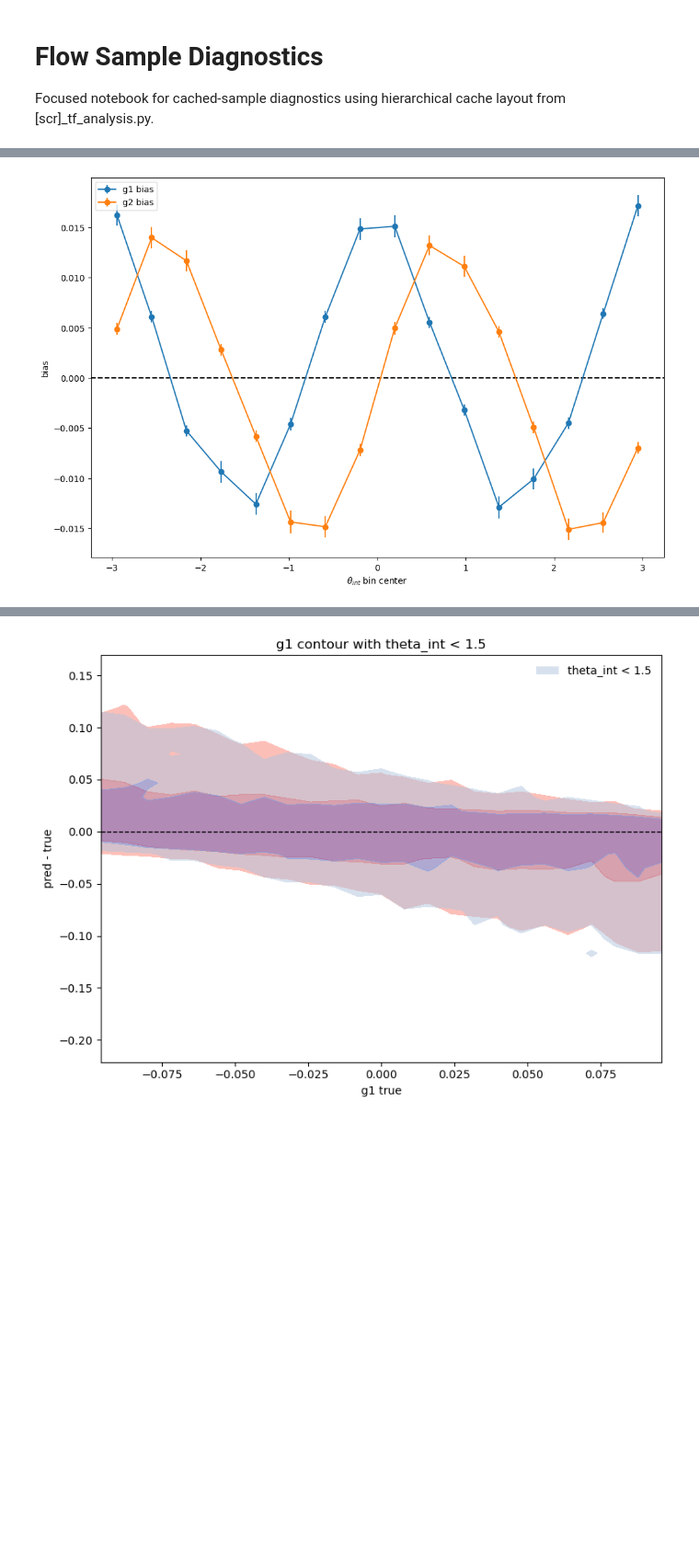
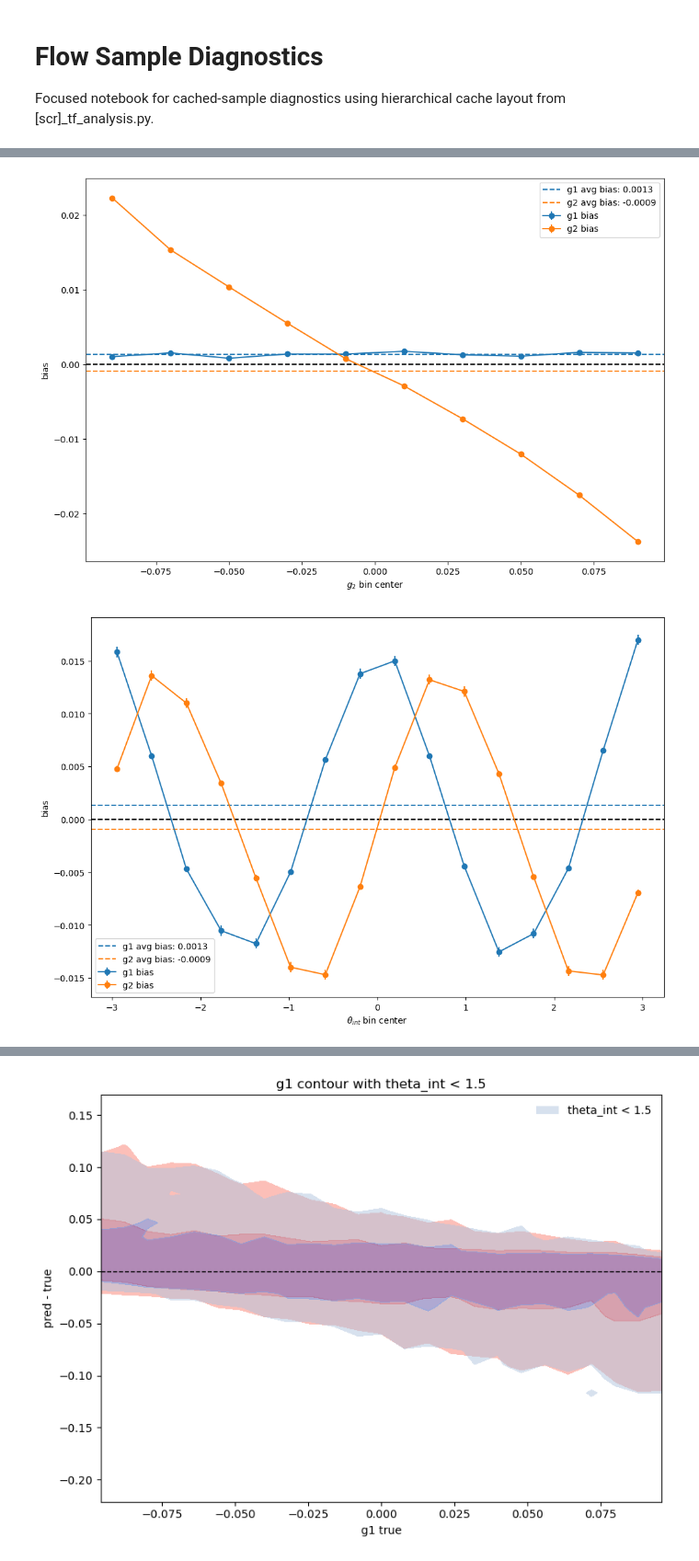
Before and after one commit to KinematicLensing/kl-nn, a Jupyter notebook: arch/diagnostics/sample_diagnostics.ipynb, the cells around one changed output, grey strips where cells are left out. Shown at 92% size. Drawn from its saved outputs; the diff is of its cells as text; code cells hidden in the pictures; blank space fills up the shorter version.

```diff
--- a/arch/diagnostics/sample_diagnostics.ipynb
+++ b/arch/diagnostics/sample_diagnostics.ipynb
@@ -34,10 +34,9 @@ sample_csv = '/ocean/projects/phy250048p/shared/samples/samples_valid_1m.csv'
 model_name = 'CNN-CNN-flow'
 dataset_name = 'valid_1m'
 os.makedirs(join(fig_root, model_name), exist_ok=True)
-partitions = [f'part{i}of10' for i in range(2)]
+partitions = [f'part{i}of10' for i in range(10)]
 
 # 0 -> mode 1 (no TF prior), 1 -> mode 2 (with TF prior)
 mode_index = 0
-snr_tolerance = 1.0
 vcirc_idx = 5
 # %%
@@ -129,6 +143,28 @@ gp_true, gc_true = img_to_gal_axis(g1_true, g2_true, theta)
 gp_pred, gc_pred = img_to_gal_axis(g1_pred, g2_pred, theta)
 gp_diff = gp_pred - gp_true
 gc_diff = gc_pred - gc_true
+# %%
+g2_bin_centers = np.arange(-0.1, 0.1, 0.02) + 0.01
+g2_bin_edges = np.arange(-0.1, 0.1 + 0.01, 0.02)
+g2_bin_indices = np.digitize(g2_true, g2_bin_edges) - 1
+g1_diff_avgs = np.array([g1_diff[g2_bin_indices == i].mean() for i in range(len(g2_bin_centers))])
+g1_diff_errs = np.array([g1_diff[g2_bin_indices == i].std() / np.sqrt((g2_bin_indices == i).sum()) for i in range(len(g2_bin_centers))])
+g2_diff_avgs = np.array([g2_diff[g2_bin_indices == i].mean() for i in range(len(g2_bin_centers))])
+g2_diff_errs = np.array([g2_diff[g2_bin_indices == i].std() / np.sqrt((g2_bin_indices == i).sum()) for i in range(len(g2_bin_centers))])
+# %%
+plt.figure(figsize=(12, 8))
+plt.errorbar(g2_bin_centers, g1_diff_avgs, yerr=g1_diff_errs, marker='o', label='g1 bias')
+plt.axhline(np.mean(g1_diff), linestyle='--', color='C0', label=f'g1 avg bias: {np.mean(g1_diff):.4f}')
+plt.errorbar(g2_bin_centers, g2_diff_avgs, yerr=g2_diff_errs, marker='o', label='g2 bias')
+plt.axhline(np.mean(g2_diff), linestyle='--', color='C1', label=f'g2 avg bias: {np.mean(g2_diff):.4f}')
+plt.axhline(0, linestyle='--', color='black')
+plt.xlabel(r'$g_2$ bin center')
+plt.ylabel('bias')
+plt.legend()
+plt.savefig(join(fig_root, model_name,'g_bias_vs_g2.png'), dpi=300, bbox_inches='tight')
+plt.show()
+# %% [output]
+[figure, added]
 # %%
 theta_bin_centers = np.arange(-np.pi, np.pi, np.pi/8)+np.pi/16
 theta_bin_edges = np.arange(-np.pi, np.pi+1e-6, np.pi/8)
@@ -148,12 +184,14 @@ for i in range(16):
 # %%
 plt.figure(figsize=(12, 8))
 plt.errorbar(theta_bin_centers, g1_diff_avgs, yerr=g1_diff_errs, marker='o', label='g1 bias')
+plt.axhline(np.mean(g1_diff), linestyle='--', color='C0', label=f'g1 avg bias: {np.mean(g1_diff):.4f}')
 plt.errorbar(theta_bin_centers, g2_diff_avgs, yerr=g2_diff_errs, marker='o', label='g2 bias')
+plt.axhline(np.mean(g2_diff), linestyle='--', color='C1', label=f'g2 avg bias: {np.mean(g2_diff):.4f}')
 plt.axhline(0, linestyle='--', color='black')
 plt.xlabel(r'$\theta_{int}$ bin center')
 plt.ylabel('bias')
 plt.legend()
-plt.savefig(join(fig_root, 'g_bias_vs_theta.png'), dpi=300, bbox_inches='tight')
+plt.savefig(join(fig_root, model_name,'g_bias_vs_theta.png'), dpi=300, bbox_inches='tight')
 plt.show()
 # %% [output]
-[figure, old version]
+[figure, new version]
```
Also changed, not shown: parts of 19 cells of this notebook, 18 other files.
